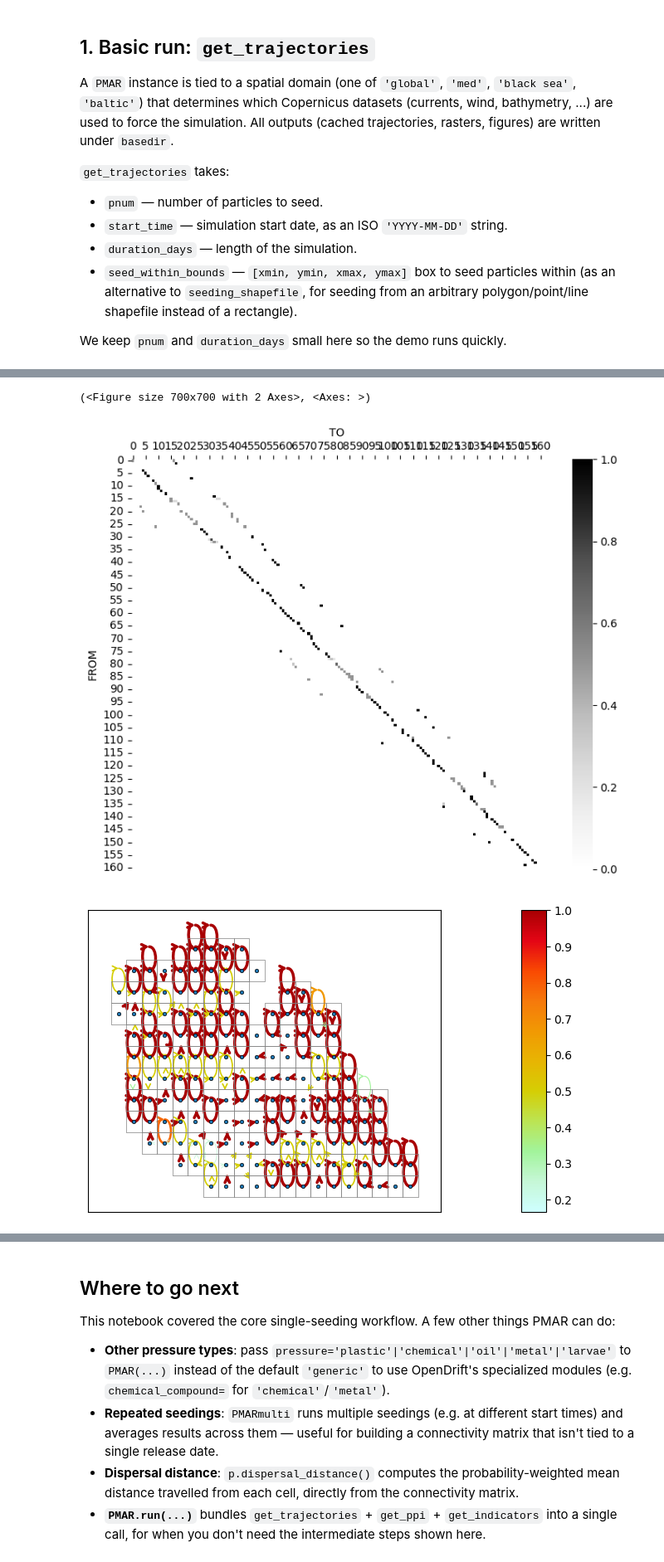
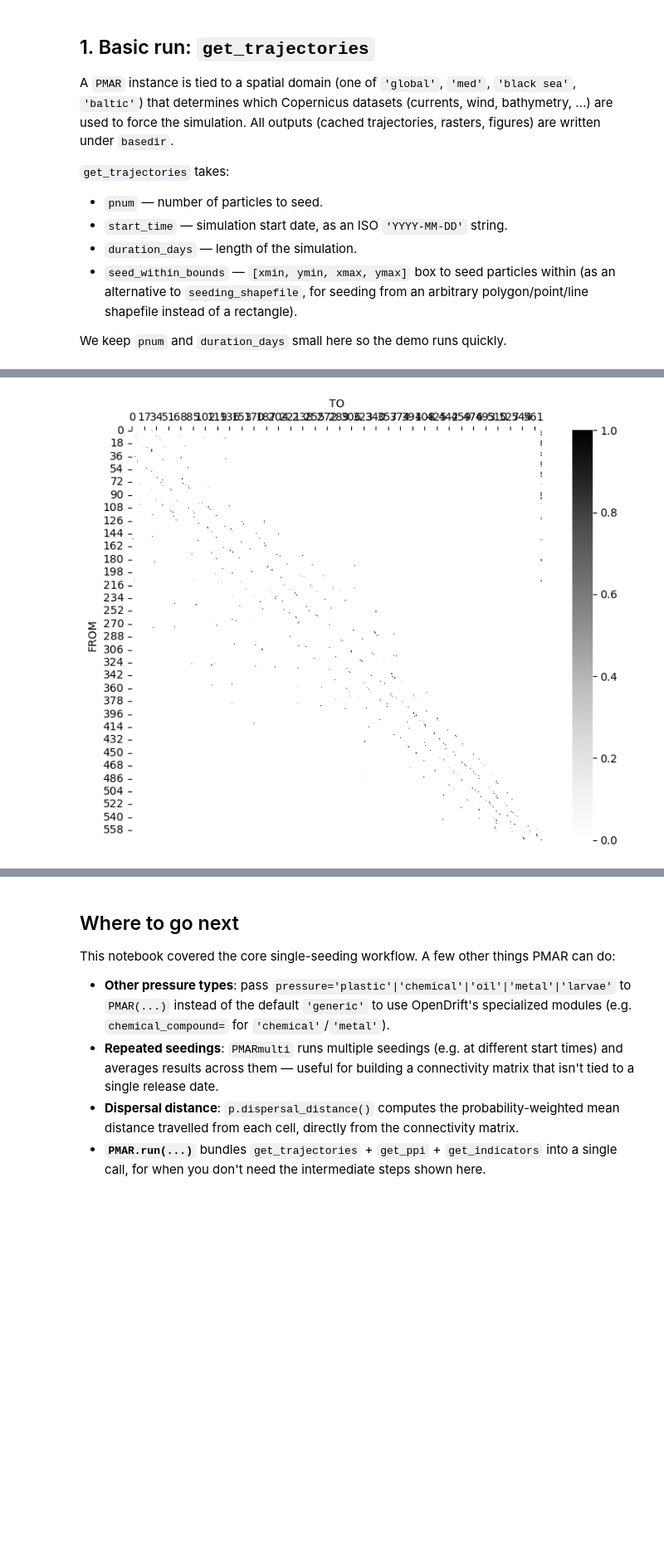
Before and after one commit to CNR-ISMAR/pmar, a Jupyter notebook: examples/pmar_demo.ipynb, the cells around one changed output, grey strips where cells are left out. Shown at 83% size. Saved outputs shown, nothing was run; the diff lists cells and outputs as text; code cells hidden in the pictures; blank space fills up the shorter version.

Commit message:
fixed bug in get_network and connectivity_analysis due to buffer in cm_grid

```diff
--- a/examples/pmar_demo.ipynb
+++ b/examples/pmar_demo.ipynb
@@ -166,21 +167,8 @@ default weight-based edge colorbar, due to a cartopy/matplotlib axes incompatibi
 `_plot_network` — using `show_map=False` avoids it). With this many cells we skip
 `node_names` (per-node text labels) to keep the plot legible — labelling is more useful
 on a much smaller network, e.g. `p.get_network(node_names=p.cm_grid['bin_n'].to_dict())`.
-# %%
-p.get_Pij(res=res, study_area=study_area, t=-1)
-p.plot_CM()
-
-G = p.get_network()
-plotting._plot_network(
-    G,
-    node_shapes=p.cm_grid,
-    show_map=False,
-    node_size=10,
-    rescale_edge=0.05,  # most cells retain >90% of their probability mass (short transit
-                         # time relative to cell size), so without heavy downscaling edges
-                         # dominate the plot
-)
-# %% [output]
-(<Figure size 700x700 with 2 Axes>, <Axes: >)
-[figure, removed]
-[figure, removed]
+# %%
+p.get_cm(res=res, study_area=study_area, t=-1, buffer=10)
+p.plot_cm()
+# %% [output]
+[figure, added]
```
Also changed, not shown: parts of 17 cells of this notebook, 1 other file.
